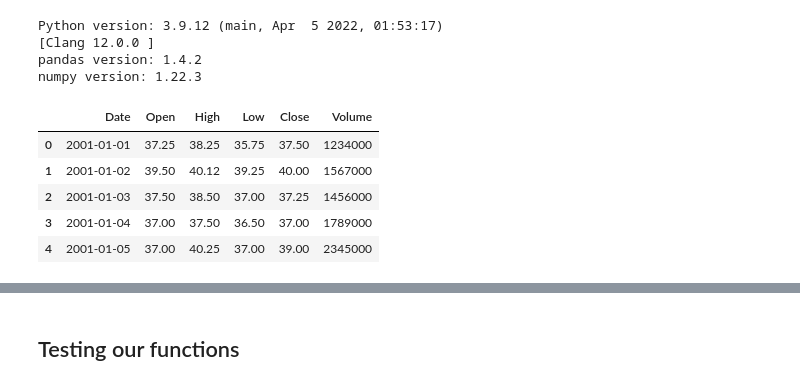
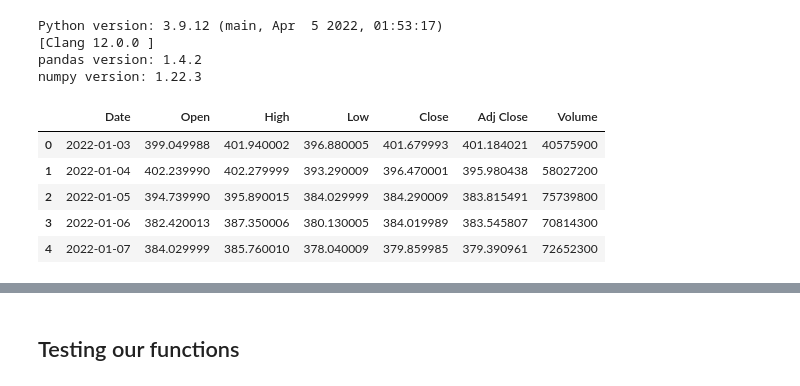
Before and after one commit to stebas101/XOXCharts, a Jupyter notebook: XOX.ipynb, the cells around one changed output, grey strips where cells are left out. Drawn from its saved outputs; the diff is of its cells as text; code cells hidden in the pictures.

```diff
--- a/XOX.ipynb
+++ b/XOX.ipynb
@@ -12,14 +25,16 @@ Python version: 3.9.12 (main, Apr  5 2022, 01:53:17)
 pandas version: 1.4.2
 numpy version: 1.22.3
 # %%
-data = pd.read_csv("data/EXP1.csv")
+# Reading a sample data file
+
+data = pd.read_csv("data/QQQ.csv")
 data.head()
 # %% [output]
-|  | Date | Open | High | Low | Close | Volume |
-| 0 | 2001-01-01 | 37.25 | 38.25 | 35.75 | 37.50 | 1234000 |
-| 1 | 2001-01-02 | 39.50 | 40.12 | 39.25 | 40.00 | 1567000 |
-| 2 | 2001-01-03 | 37.50 | 38.50 | 37.00 | 37.25 | 1456000 |
-| 3 | 2001-01-04 | 37.00 | 37.50 | 36.50 | 37.00 | 1789000 |
-| 4 | 2001-01-05 | 37.00 | 40.25 | 37.00 | 39.00 | 2345000 |
+|  | Date | Open | High | Low | Close | Adj Close | Volume |
+| 0 | 2022-01-03 | 399.049988 | 401.940002 | 396.880005 | 401.679993 | 401.184021 | 40575900 |
+| 1 | 2022-01-04 | 402.239990 | 402.279999 | 393.290009 | 396.470001 | 395.980438 | 58027200 |
+| 2 | 2022-01-05 | 394.739990 | 395.890015 | 384.029999 | 384.290009 | 383.815491 | 75739800 |
+| 3 | 2022-01-06 | 382.420013 | 387.350006 | 380.130005 | 384.019989 | 383.545807 | 70814300 |
+| 4 | 2022-01-07 | 384.029999 | 385.760010 | 378.040009 | 379.859985 | 379.390961 | 72652300 |
 # %%
 data.describe()
```
Also changed, not shown: parts of 45 cells of this notebook, 5 other files.
